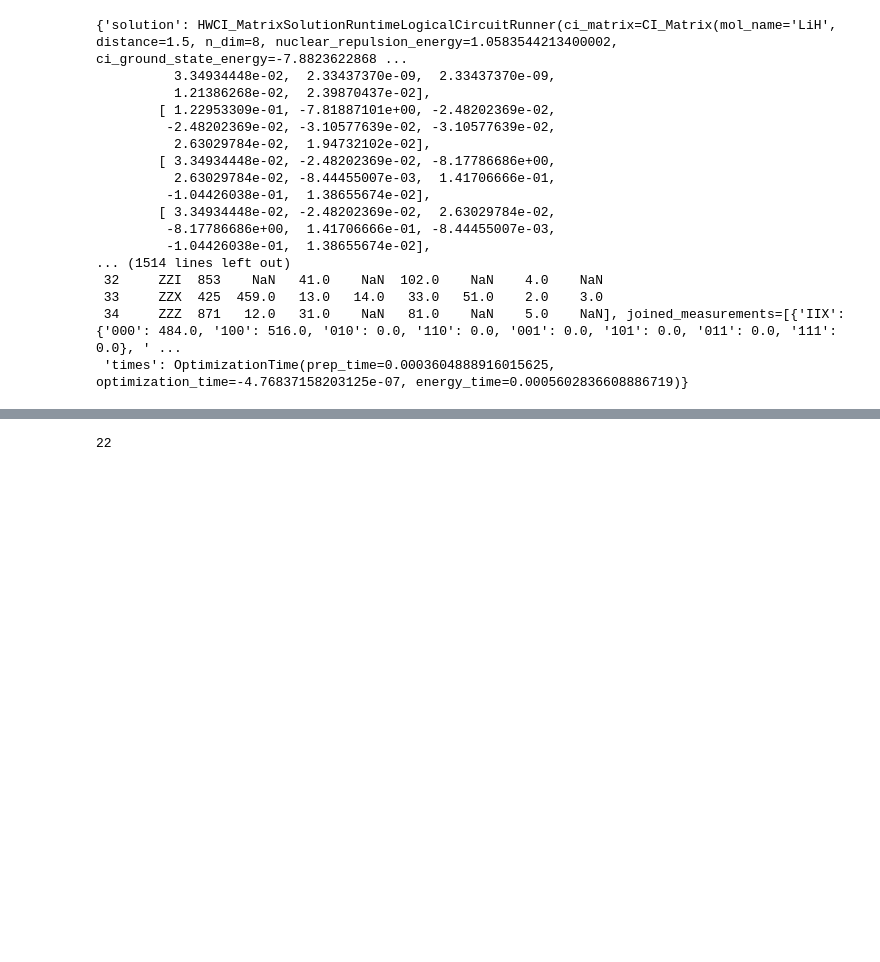
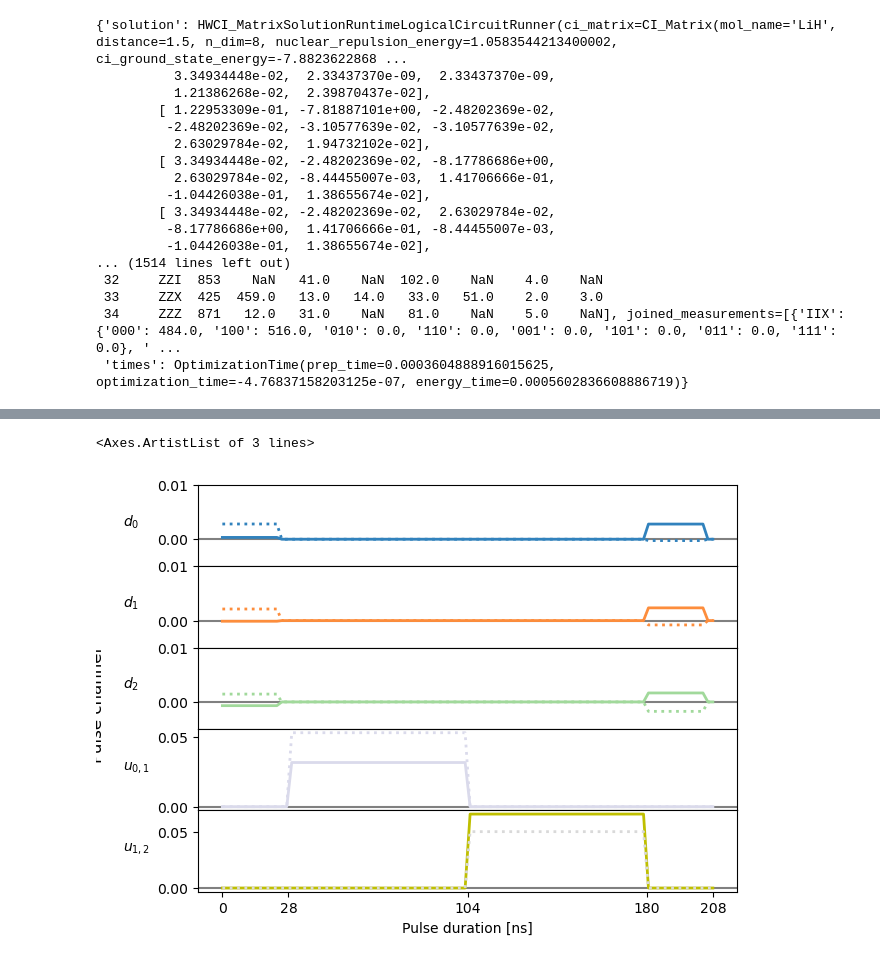
Before and after one commit to moroses/FreestylePulseOptimization, a Jupyter notebook: example/pilot.ipynb, the cells around one changed output, grey strips where cells are left out. Cells and saved outputs as stored; diff of their text form; code cells hidden in the pictures; blank space fills up the shorter version.

```diff
--- a/example/pilot.ipynb
+++ b/example/pilot.ipynb
@@ -243,7 +210,7 @@ from qiskit_dynamics.pulse import InstructionToSignals
 from cycler import cycler
 from typing import Optional
 from qiskit_dynamics import Signal
-from collections.abc import Sequence
+from collections.abc import Sequence, Mapping
 from matplotlib.figure import Figure
 from matplotlib.axes import Axes
 from numpy.typing import NDArray
@@ -259,8 +226,11 @@ def plot_signals(
     min_y: Optional[float] = None,
     remove_channels: Optional[Sequence[str]] = None,
     fig: Optional[Figure] = None,
-    axs: Optional[NDArray[Axes]] = None,
-) -> tuple[Figure, NDArray[Axes]]:
+    axs: Optional[NDArray[Axes]|Mapping[str|int, Axes]] = None,
+    zero_line: Mapping[str, Any] = {'linestyle': 'dotted', 'color': 'k'},
+    tight_layout: bool = True,
+    axes_map: Optional[Mapping[str, str|int]]=None
+) -> tuple[Figure, NDArray[Axes]|Mapping[str|int, Axes]]:
     signal_count = np.array(
         [
             remove_channels is None or signal.name not in remove_channels
@@ -274,32 +244,37 @@ def plot_signals(
     if fig is None and axs is None:
         fig, axs = plt.subplots(nrows=N, sharex=True, gridspec_kw=dict(hspace=0))
 
+    if axes_map is None:
+        axes_map = dict(zip([signal.name for signal in rel_signals], range(N)))
+
     colors = plt.get_cmap(colormap, N)(np.linspace(0.0, 1.0, N))
     for i, s in enumerate(rel_signals):
-        if remove_channels is not None and s.name in remove_channels:
-            continue
-        axs[i].axhline(0, color="k", ls="dotted")
-        axs[i].annotate(
+        # if remove_channels is not None and s.name in remove_channels:
+        #     continue
+        ax = axs[axes_map[s.name]]
+        ax.axhline(0, **zero_line)
+        transAxes = ax.transAxes
+        ax.annotate(
             text=f"{s.name}",
             xy=(-0.1, 0.5),
-            xytext=(-1.5, 0),
-            xycoords=axs[i].transAxes,
+            xytext=(-2., -.1),
+            xycoords=transAxes,
             textcoords="offset fontsize",
         )
         cyc = cycler(color=[colors[i]]) * cycler(linestyle=["-", ":"])
-        axs[i].set_prop_cycle(cyc)
-        s.draw(0, duration, num_points, "envelope", axis=axs[i])
+        ax.set_prop_cycle(cyc)
+        s.draw(0, duration, num_points, "envelope", axis=ax)
         # axs[i].set_ylim(-.15, .15,)
-        axs[i].set_ylim(
+        ax.set_ylim(
             bottom=min_y,
             top=max_y,
         )
-        legend = axs[i].get_legend()
+        legend = ax.get_legend()
         if legend is not None:
             legend.remove()
 
-    axs[-1].set(xlabel="t [ns]")
-    fig.tight_layout()
+    axs[axes_map[rel_signals[-1].name]].set(xlabel="t [ns]")
+    tight_layout and fig.tight_layout()
     return fig, axs
 # %%
 InstructionToSignals
@@ -590,3 +479,5 @@ f'{1e3 * sol.energy_error[best_ind]:.2f}'
+# %%
+sol = datum['DATA.pkl']['solution']
 # %%
 from FreestylePulseOptimization import PaddingType, TimingConstraints
 padding: PaddingType = sol.additional_data['padding']
@@ -812,7 +700,7 @@ def plot_data(ax: Axes, xy_data: XYTupleType, *, accumulated: bool=Literal[True]
 def plot_data(ax: Axes, xy_data: XYTupleType, *, accumulated: bool=Literal[False], errors: bool=False) -> tuple[PLOT_LINE,FigExtrema]:
     ...
 def plot_data(ax: Axes, xy_data: XYTupleType, *, accumulated: bool=False, errors: bool=False) -> tuple[PLOT_LINE|list[PLOT_LINE],FigExtrema]:
-    xy_data = calc_energy_error(xy_data)
+    xy_data = calc_energy_error(xy_data, absolute=True)
     ret: PLOT_LINE
     if errors:
         ret = ax.errorbar(
@@ -1052,0 +1267,9 @@ plt.close(fig)
+# %%
+a.lines
+# %% [output]
+<Axes.ArtistList of 3 lines>
+# %%
+a.lines[1].set(color='y')
+fig
+# %% [output]
+[figure, added]
@@ -1053,7 +1284,5 @@ plt.close(fig)
 # %%
 np.abs((datas[0].y - datas[0].exact_ci) / datas[0].exact_ci).argmin()
-# %% [output]
-22
 # %%
 d, dd = datas[0].y[22] - datas[0].exact_ci, datas[0].dy[22]
 # %%
```
Also changed, not shown: parts of 57 cells of this notebook, 5 other files.
